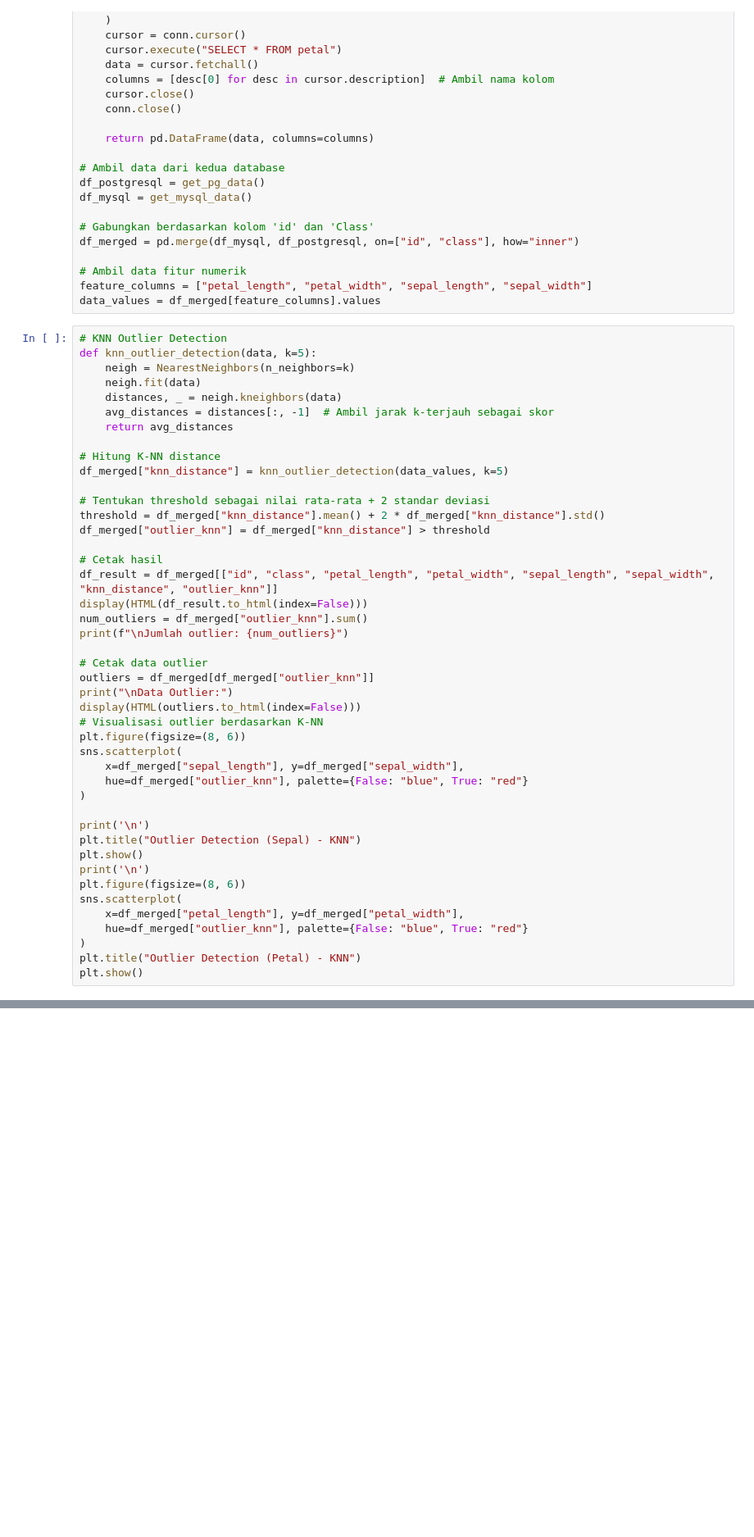
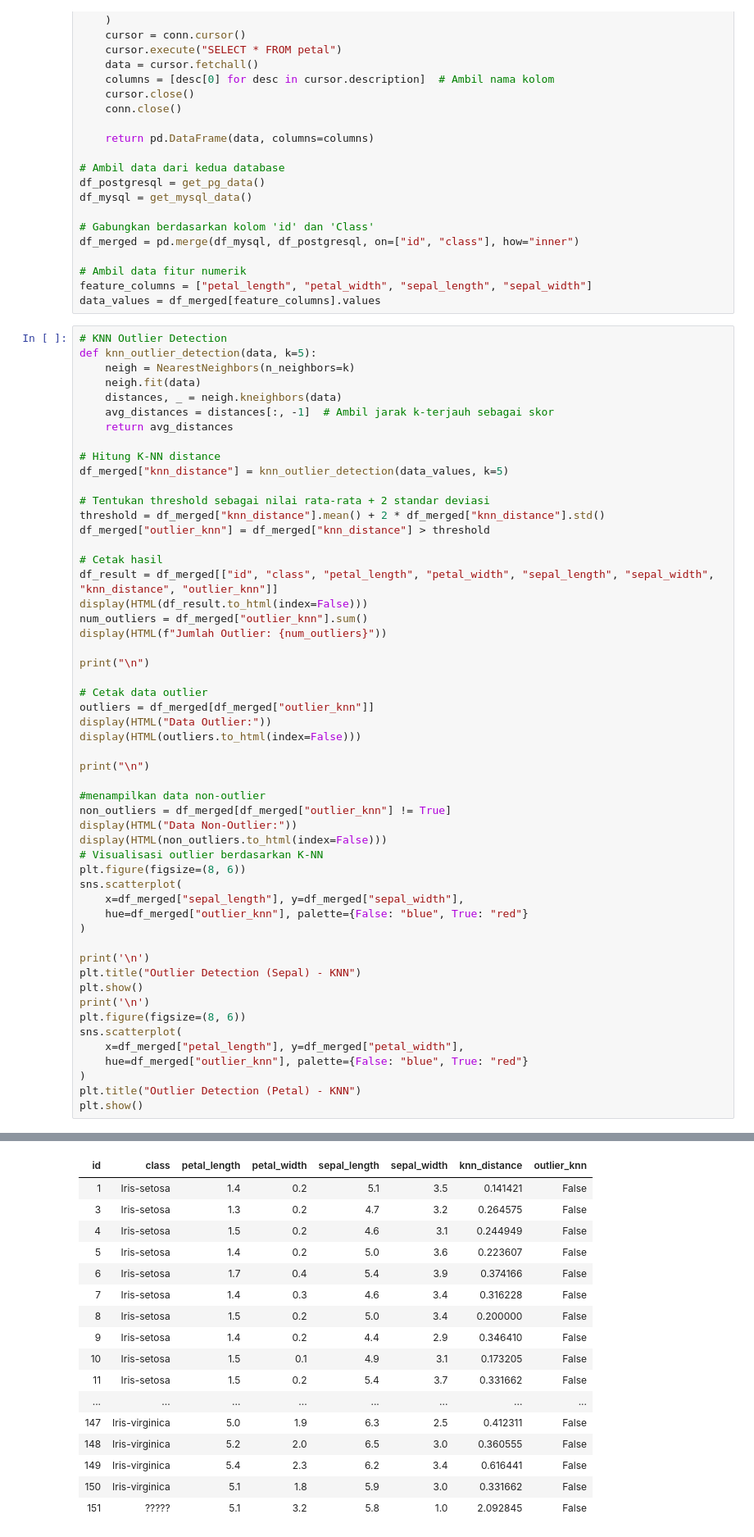
Before and after one commit to AdzinNaufal/pendata, a Jupyter notebook: _sources/knn.ipynb, the cells around one changed output, grey strips where cells are left out. Shown: that part at 82% size. Cells and saved outputs as stored; diff of their text form; blank space fills up the shorter version.

```diff
--- a/_sources/knn.ipynb
+++ b/_sources/knn.ipynb
@@ -107,12 +107,21 @@ df_merged["outlier_knn"] = df_merged["knn_distance"] > threshold
 df_result = df_merged[["id", "class", "petal_length", "petal_width", "sepal_length", "sepal_width", "knn_distance", "outlier_knn"]]
 display(HTML(df_result.to_html(index=False)))
 num_outliers = df_merged["outlier_knn"].sum()
-print(f"\nJumlah outlier: {num_outliers}")
+display(HTML(f"Jumlah Outlier: {num_outliers}"))
+
+print("\n")
 
 # Cetak data outlier
 outliers = df_merged[df_merged["outlier_knn"]]
-print("\nData Outlier:")
+display(HTML("Data Outlier:"))
 display(HTML(outliers.to_html(index=False)))
+
+print("\n")
+
+#menampilkan data non-outlier
+non_outliers = df_merged[df_merged["outlier_knn"] != True]
+display(HTML("Data Non-Outlier:"))
+display(HTML(non_outliers.to_html(index=False)))
 # Visualisasi outlier berdasarkan K-NN
 plt.figure(figsize=(8, 6))
 sns.scatterplot(
@@ -157,2 +166,19 @@ Data Outlier:
+| id | class | petal_length | petal_width | sepal_length | sepal_width | knn_distance | outlier_knn |
+| 1 | Iris-setosa | 1.4 | 0.2 | 5.1 | 3.5 | 0.141421 | False |
+| 3 | Iris-setosa | 1.3 | 0.2 | 4.7 | 3.2 | 0.264575 | False |
+| 4 | Iris-setosa | 1.5 | 0.2 | 4.6 | 3.1 | 0.244949 | False |
+| 5 | Iris-setosa | 1.4 | 0.2 | 5.0 | 3.6 | 0.223607 | False |
+| 6 | Iris-setosa | 1.7 | 0.4 | 5.4 | 3.9 | 0.374166 | False |
+| 7 | Iris-setosa | 1.4 | 0.3 | 4.6 | 3.4 | 0.316228 | False |
+| 8 | Iris-setosa | 1.5 | 0.2 | 5.0 | 3.4 | 0.200000 | False |
+| 9 | Iris-setosa | 1.4 | 0.2 | 4.4 | 2.9 | 0.346410 | False |
+| 10 | Iris-setosa | 1.5 | 0.1 | 4.9 | 3.1 | 0.173205 | False |
+| 11 | Iris-setosa | 1.5 | 0.2 | 5.4 | 3.7 | 0.331662 | False |
+| ... | ... | ... | ... | ... | ... | ... | ... |
+| 147 | Iris-virginica | 5.0 | 1.9 | 6.3 | 2.5 | 0.412311 | False |
+| 148 | Iris-virginica | 5.2 | 2.0 | 6.5 | 3.0 | 0.360555 | False |
+| 149 | Iris-virginica | 5.4 | 2.3 | 6.2 | 3.4 | 0.616441 | False |
+| 150 | Iris-virginica | 5.1 | 1.8 | 5.9 | 3.0 | 0.331662 | False |
+| 151 | ????? | 5.1 | 3.2 | 5.8 | 1.0 | 2.092845 | False |
 [figure]
 [figure]
```
Also changed, not shown: parts of 1 cell of this notebook, 8 other files.
